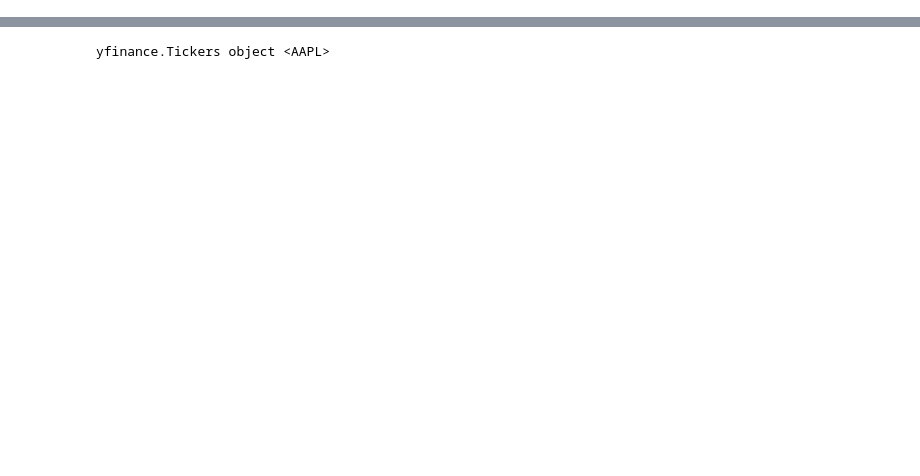
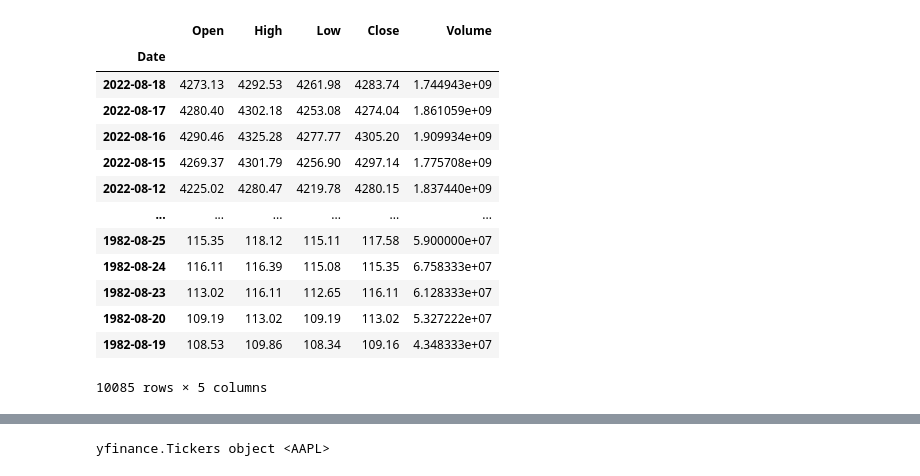
Before and after one commit to TVHM/Microcradentials_Business, a Jupyter notebook: yfinance_.ipynb, the cells around one changed output, grey strips where cells are left out. Saved outputs shown, nothing was run; the diff lists cells and outputs as text; code cells hidden in the pictures; blank space fills up the shorter version.

```diff
--- a/yfinance_.ipynb
+++ b/yfinance_.ipynb
@@ -26,0 +132,9 @@ from sklearn.metrics import accuracy_score
+# %%
+#define the data range
+end = date.today()
+
+print(f'year={end.year}; month= {end.month}; day={end.day}')
+
+start = date(year=end.year-40, month=end.month, day=end.day)
+
+print(f'Period 1 year until today: {start} to {end}')
@@ -26,0 +144,2 @@ from sklearn.metrics import accuracy_score
+# %%
+spx_index = pdr.get_data_stooq('^SPX', start,end)
@@ -26,0 +161,17 @@ from sklearn.metrics import accuracy_score
+# %%
+spx_index
+# %% [output]
+|  | Open | High | Low | Close | Volume |
+| Date |  |  |  |  |  |
+| 2022-08-18 | 4273.13 | 4292.53 | 4261.98 | 4283.74 | 1.744943e+09 |
+| 2022-08-17 | 4280.40 | 4302.18 | 4253.08 | 4274.04 | 1.861059e+09 |
+| 2022-08-16 | 4290.46 | 4325.28 | 4277.77 | 4305.20 | 1.909934e+09 |
+| 2022-08-15 | 4269.37 | 4301.79 | 4256.90 | 4297.14 | 1.775708e+09 |
+| 2022-08-12 | 4225.02 | 4280.47 | 4219.78 | 4280.15 | 1.837440e+09 |
+| ... | ... | ... | ... | ... | ... |
+| 1982-08-25 | 115.35 | 118.12 | 115.11 | 117.58 | 5.900000e+07 |
+| 1982-08-24 | 116.11 | 116.39 | 115.08 | 115.35 | 6.758333e+07 |
+| 1982-08-23 | 113.02 | 116.11 | 112.65 | 116.11 | 6.128333e+07 |
+| 1982-08-20 | 109.19 | 113.02 | 109.19 | 113.02 | 5.327222e+07 |
+| 1982-08-19 | 108.53 | 109.86 | 108.34 | 109.16 | 4.348333e+07 |
+10085 rows × 5 columns
```
Also changed, not shown: parts of 31 cells of this notebook.
